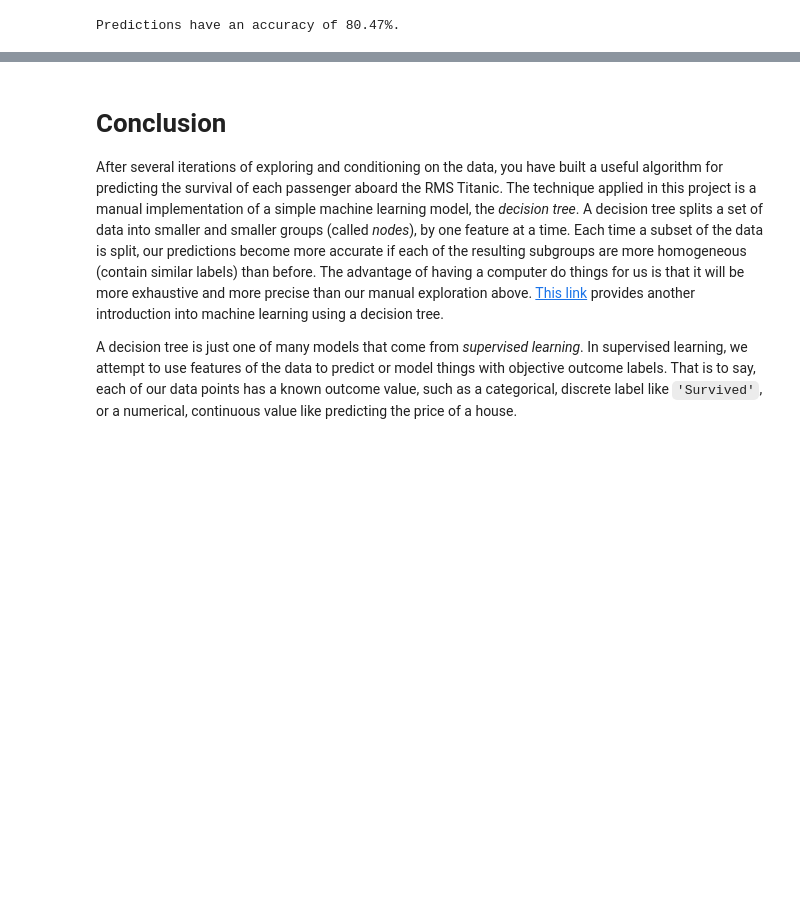
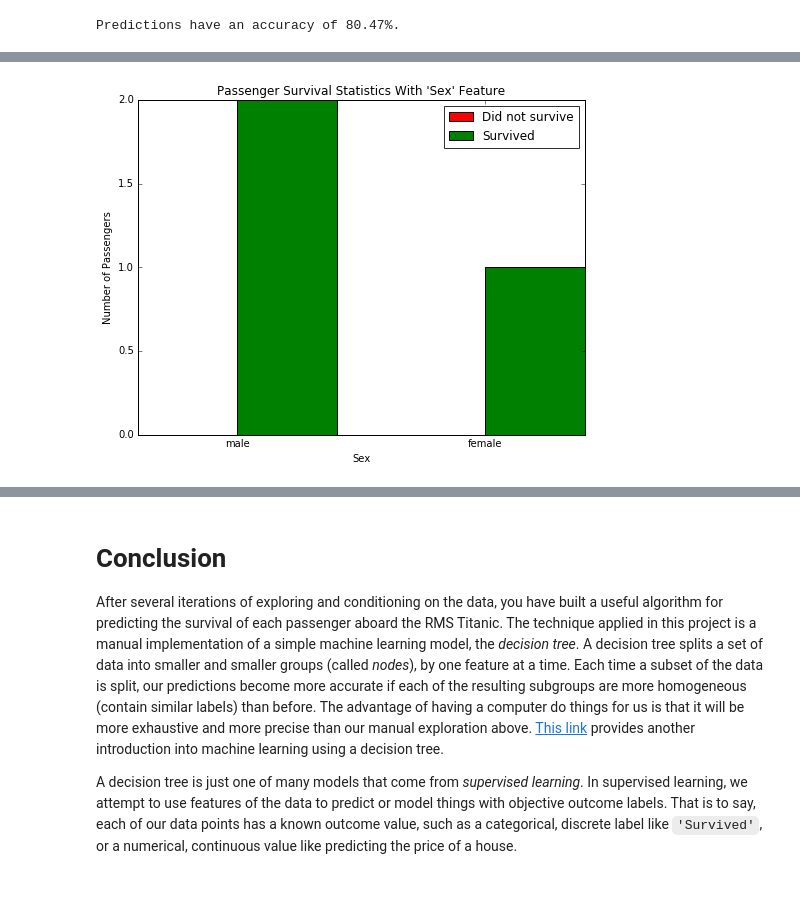
Before and after one commit to eloyekunle/udacity_titanic, a Jupyter notebook: titanic_survival_exploration.ipynb, the cells around one changed output, grey strips where cells are left out. Cells and saved outputs as stored; diff of their text form; code cells hidden in the pictures; blank space fills up the shorter version.

```diff
--- a/titanic_survival_exploration.ipynb
+++ b/titanic_survival_exploration.ipynb
@@ -268,0 +274,4 @@ Predictions have an accuracy of 80.47%.
+# %%
+survival_stats(data, outcomes, 'Sex', ["Fare > 300"]) # Showing that passengers who paid over 300 have better survival.
+# %% [output]
+[figure, added]
```
Also changed, not shown: parts of 8 cells of this notebook, 1 other file.
